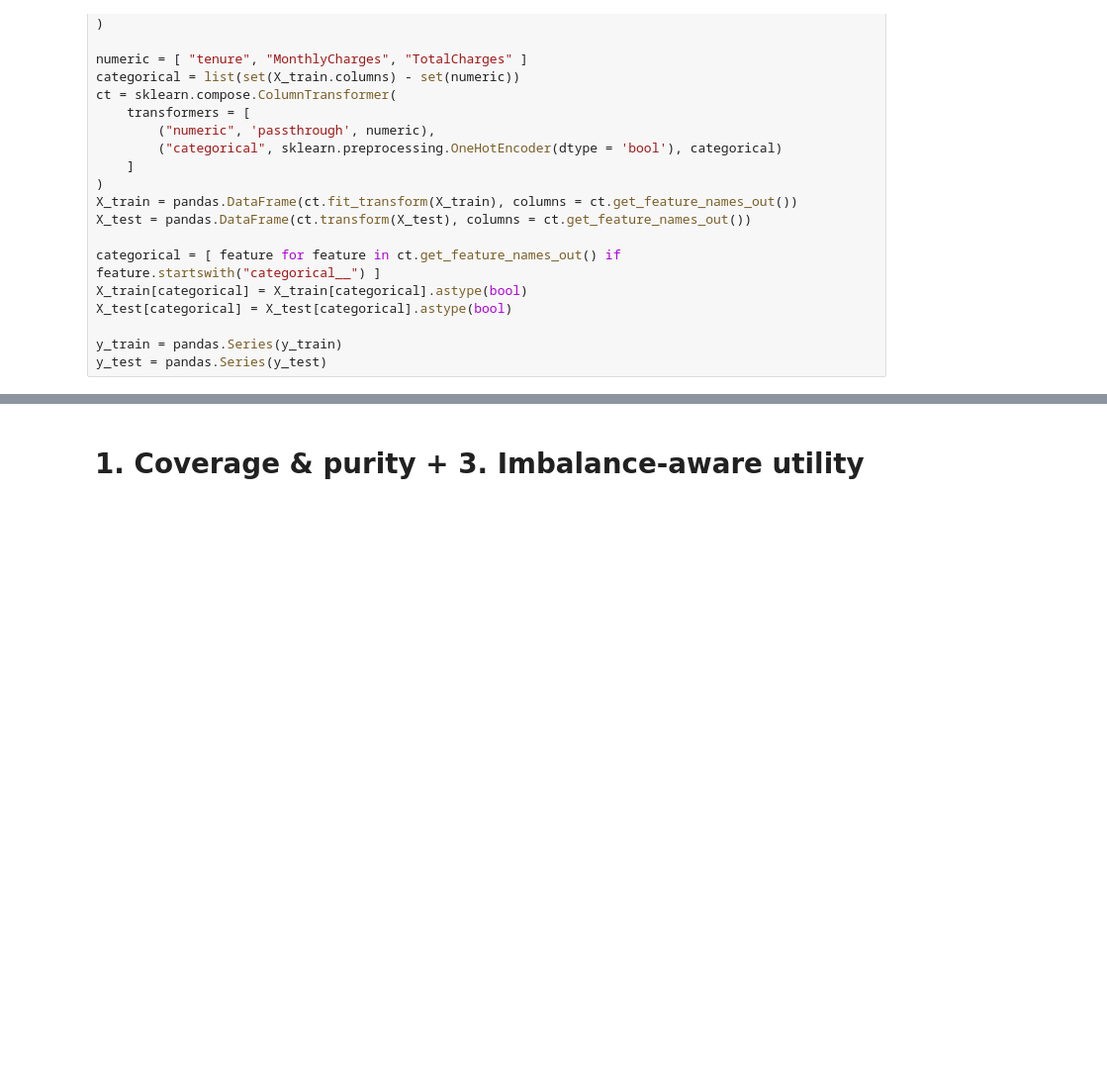
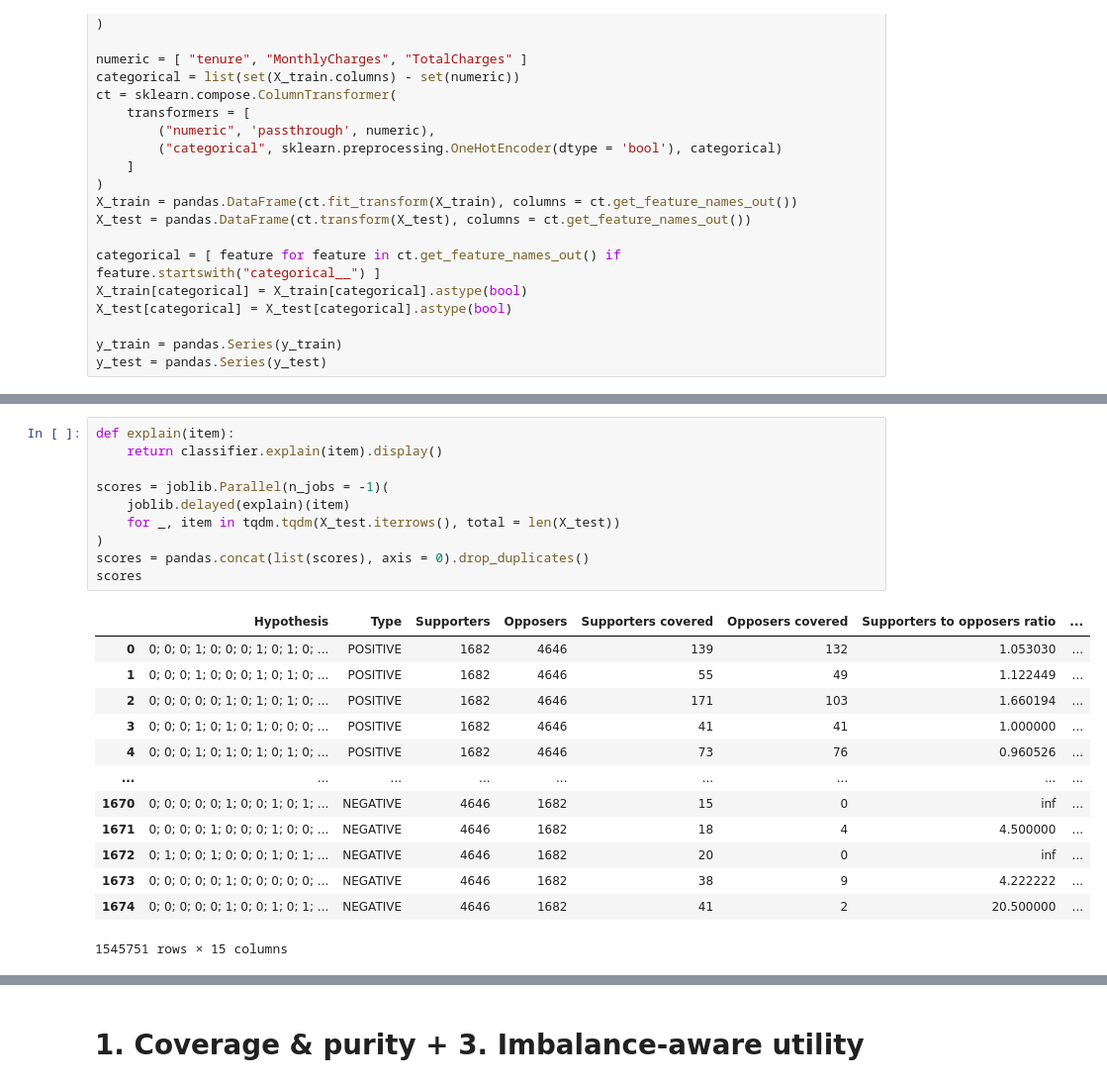
Before and after one commit to TTPO100AJIEX/OSDA-LazyFCA, a Jupyter notebook: 5__metrics.ipynb, the cells around one changed output, grey strips where cells are left out. Shown at 99% size. Cells and saved outputs as stored; diff of their text form; blank space fills up the shorter version.

```diff
--- a/5__metrics.ipynb
+++ b/5__metrics.ipynb
@@ -72,0 +99,24 @@ classifier.explain(X_test.iloc[502]).display()
+# %%
+def explain(item):
+    return classifier.explain(item).display()
+
+scores = joblib.Parallel(n_jobs = -1)(
+    joblib.delayed(explain)(item)
+    for _, item in tqdm.tqdm(X_test.iterrows(), total = len(X_test))
+)
+scores = pandas.concat(list(scores), axis = 0).drop_duplicates()
+scores
+# %% [output]
+|  | Hypothesis | Type | Supporters | Opposers | Supporters covered | Opposers covered | Supporters to opposers ratio | ... |
+| 0 | 0; 0; 0; 1; 0; 0; 0; 1; 0; 1; 0; ... | POSITIVE | 1682 | 4646 | 139 | 132 | 1.053030 | ... |
+| 1 | 0; 0; 0; 1; 0; 0; 0; 1; 0; 1; 0; ... | POSITIVE | 1682 | 4646 | 55 | 49 | 1.122449 | ... |
+| 2 | 0; 0; 0; 0; 0; 1; 0; 1; 0; 1; 0; ... | POSITIVE | 1682 | 4646 | 171 | 103 | 1.660194 | ... |
+| 3 | 0; 0; 0; 1; 0; 1; 0; 1; 0; 0; 0; ... | POSITIVE | 1682 | 4646 | 41 | 41 | 1.000000 | ... |
+| 4 | 0; 0; 0; 1; 0; 1; 0; 1; 0; 1; 0; ... | POSITIVE | 1682 | 4646 | 73 | 76 | 0.960526 | ... |
+| ... | ... | ... | ... | ... | ... | ... | ... | ... |
+| 1670 | 0; 0; 0; 0; 0; 1; 0; 0; 1; 0; 1; ... | NEGATIVE | 4646 | 1682 | 15 | 0 | inf | ... |
+| 1671 | 0; 0; 0; 0; 1; 0; 0; 0; 1; 0; 0; ... | NEGATIVE | 4646 | 1682 | 18 | 4 | 4.500000 | ... |
+| 1672 | 0; 1; 0; 0; 1; 0; 0; 0; 1; 0; 1; ... | NEGATIVE | 4646 | 1682 | 20 | 0 | inf | ... |
+| 1673 | 0; 0; 0; 0; 0; 1; 0; 0; 0; 0; 0; ... | NEGATIVE | 4646 | 1682 | 38 | 9 | 4.222222 | ... |
+| 1674 | 0; 0; 0; 0; 0; 1; 0; 0; 1; 0; 1; ... | NEGATIVE | 4646 | 1682 | 41 | 2 | 20.500000 | ... |
+1545751 rows × 15 columns
```
Also changed, not shown: parts of 8 cells of this notebook, 5 other files.
